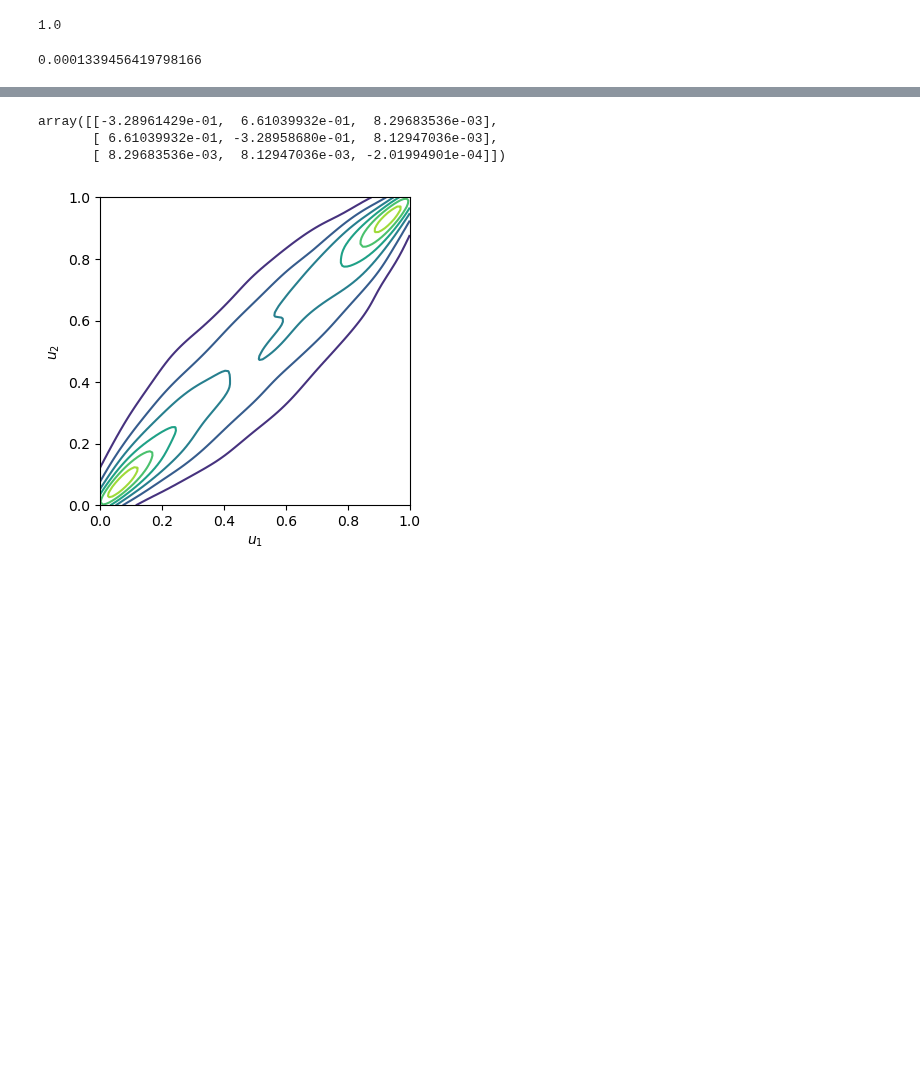
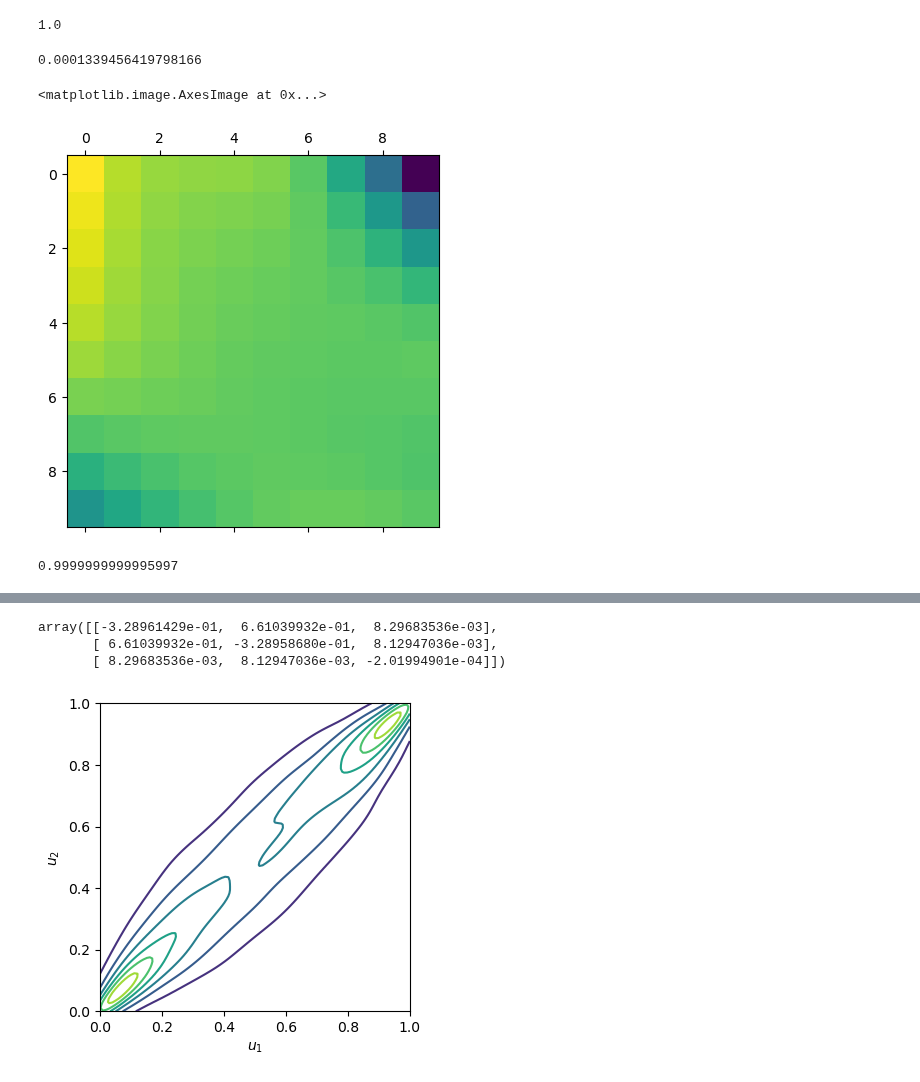
Before and after one commit to jonasbruhub/Analysis-of-Production-flow-systems-with-focus-on-industry, a Jupyter notebook: Simulations and code/Example Network Gaussian 3.ipynb, the cells around one changed output, grey strips where cells are left out. Cells and saved outputs as stored; diff of their text form; code cells hidden in the pictures; blank space fills up the shorter version.

```diff
--- a/Simulations and code/Example Network Gaussian 3.ipynb
+++ b/Simulations and code/Example Network Gaussian 3.ipynb
@@ -118,3 +118,23 @@ kernels_X[2].integrate_box_1d(0, np.inf)
 U[0,:].min()
 # %% [output]
 0.0001339456419798166
+# %%
+# import scipy.interpolate
+
+xx, yy = np.meshgrid(np.linspace(0,1,10), np.linspace(0,1,10))
+# x_edges, y_edges = np.mgrid[0:1:21j, 0:1:21j]
+# x = x_edges[:-1, :-1] + np.diff(x_edges[:2, 0])[0] / 2.
+# y = y_edges[:-1, :-1] + np.diff(y_edges[0, :2])[0] / 2.
+
+tck = scipy.interpolate.bisplrep(u_i,u_j,np.ones(u_i.__len__()))
+# plt.matshow(scipy.interpolate.bisplev(xx[0,:], yy[:,0], tck))
+# scipy.interpolate.bisplev(xx[0,:], yy[:,0],tck)
+temp = scipy.interpolate.bisplev(xx[0,:], yy[:,0], tck)
+plt.matshow(temp)
+# %% [output]
+<matplotlib.image.AxesImage at 0x...>
+[figure, added]
+# %%
+temp[0,-1]
+# %% [output]
+0.9999999999995997
```
Also changed, not shown: parts of 33 cells of this notebook, 7 other files.
